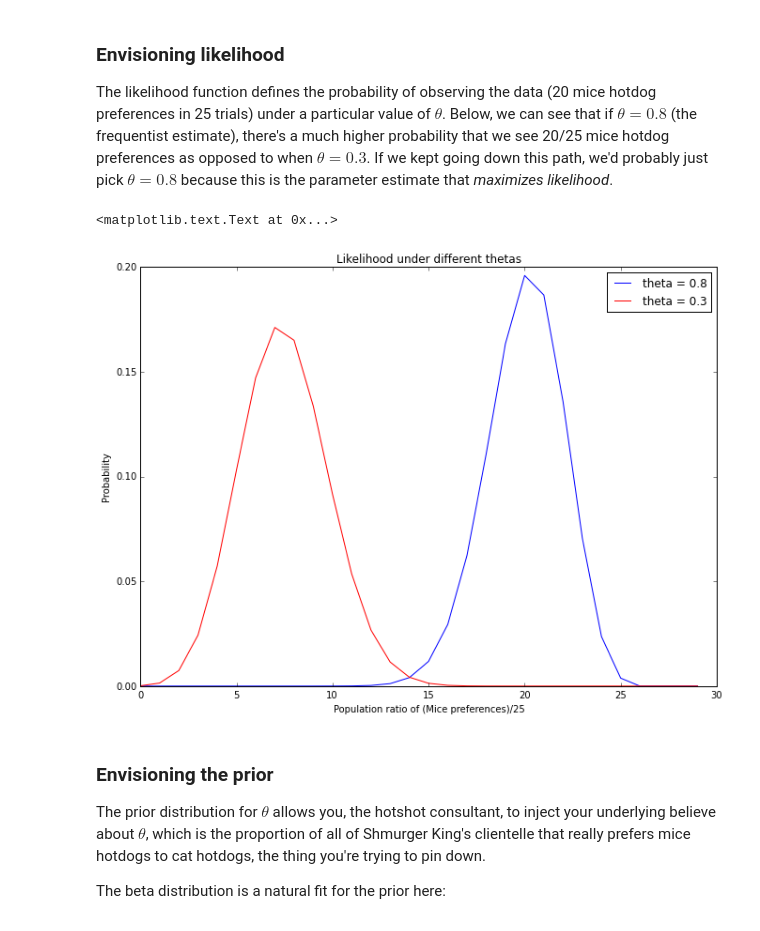
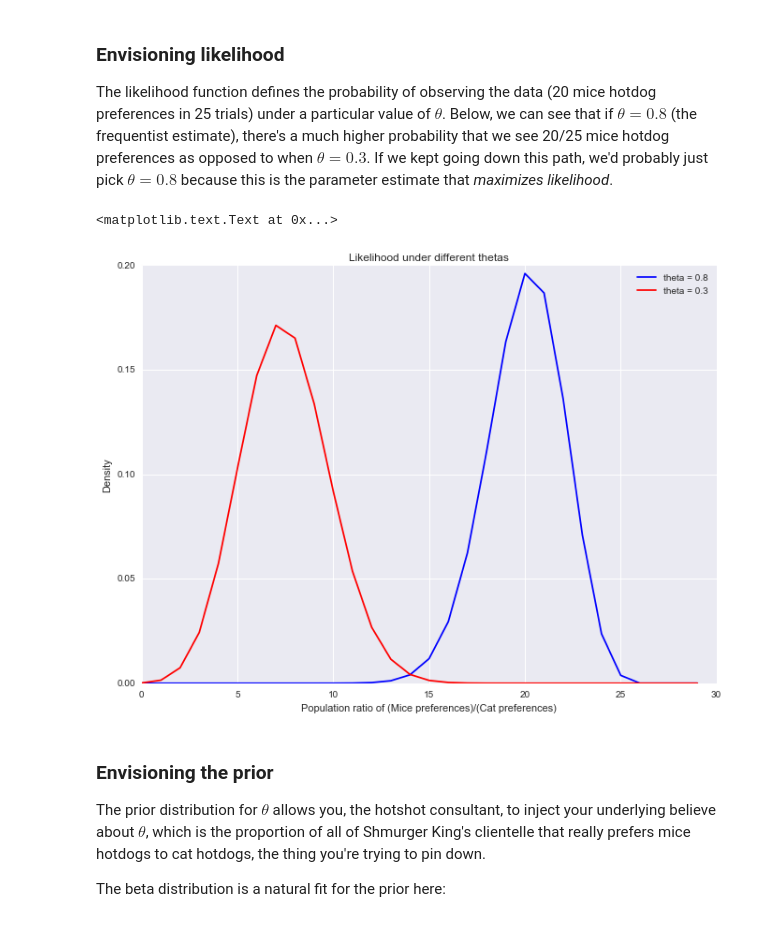
Before and after one commit to FrankFineis/FrankFineis.github.io, a Jupyter notebook: _Rmd/2016-04-21-tldrBayes.ipynb, the cells around one changed output. Cells and saved outputs as stored; diff of their text form; code cells hidden in the pictures.

```diff
--- a/_Rmd/2016-04-21-tldrBayes.ipynb
+++ b/_Rmd/2016-04-21-tldrBayes.ipynb
@@ -29,23 +29,24 @@ The likelihood function defines the probability of observing the data (20 mice h
 # %%
 from scipy.stats import binom, beta
 import numpy as np
 import matplotlib.pyplot as plt
 % matplotlib inline
+import seaborn as sns; sns.set()
 
 fig, ax = plt.subplots(1,1, figsize = [11,8])
 
 n = 25
 p1 = 0.8; p2 = 0.3
 x = np.arange(30) #Note that binomial distribution is discrete.
 ax.plot(x, binom.pmf(x, n, p1), "b", label = "theta = 0.8")
 ax.plot(x, binom.pmf(x, n, p2), "r", label = "theta = 0.3")
 ax.legend(loc='best')
 ax.set_title("Likelihood under different thetas")
-ax.set_xlabel("Population ratio of (Mice preferences)/25")
-ax.set_ylabel("Probability")
+ax.set_xlabel("Population ratio of (Mice preferences)/(Cat preferences)")
+ax.set_ylabel("Density")
 # %% [output]
 <matplotlib.text.Text at 0x...>
-[figure, old version]
+[figure, new version]
 # %% [markdown]
 ### Envisioning the prior
 
```
Also changed, not shown: parts of 7 cells of this notebook.
